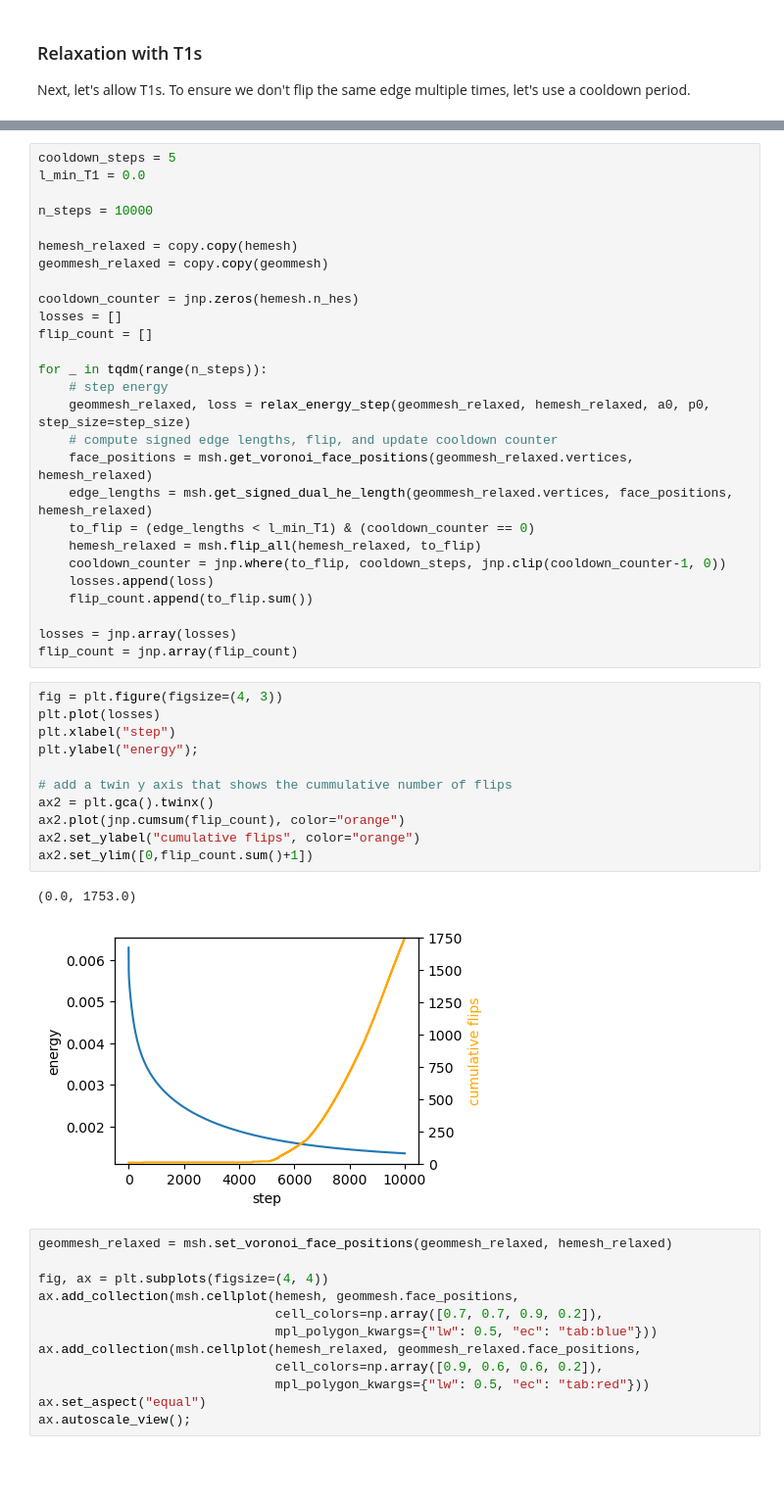
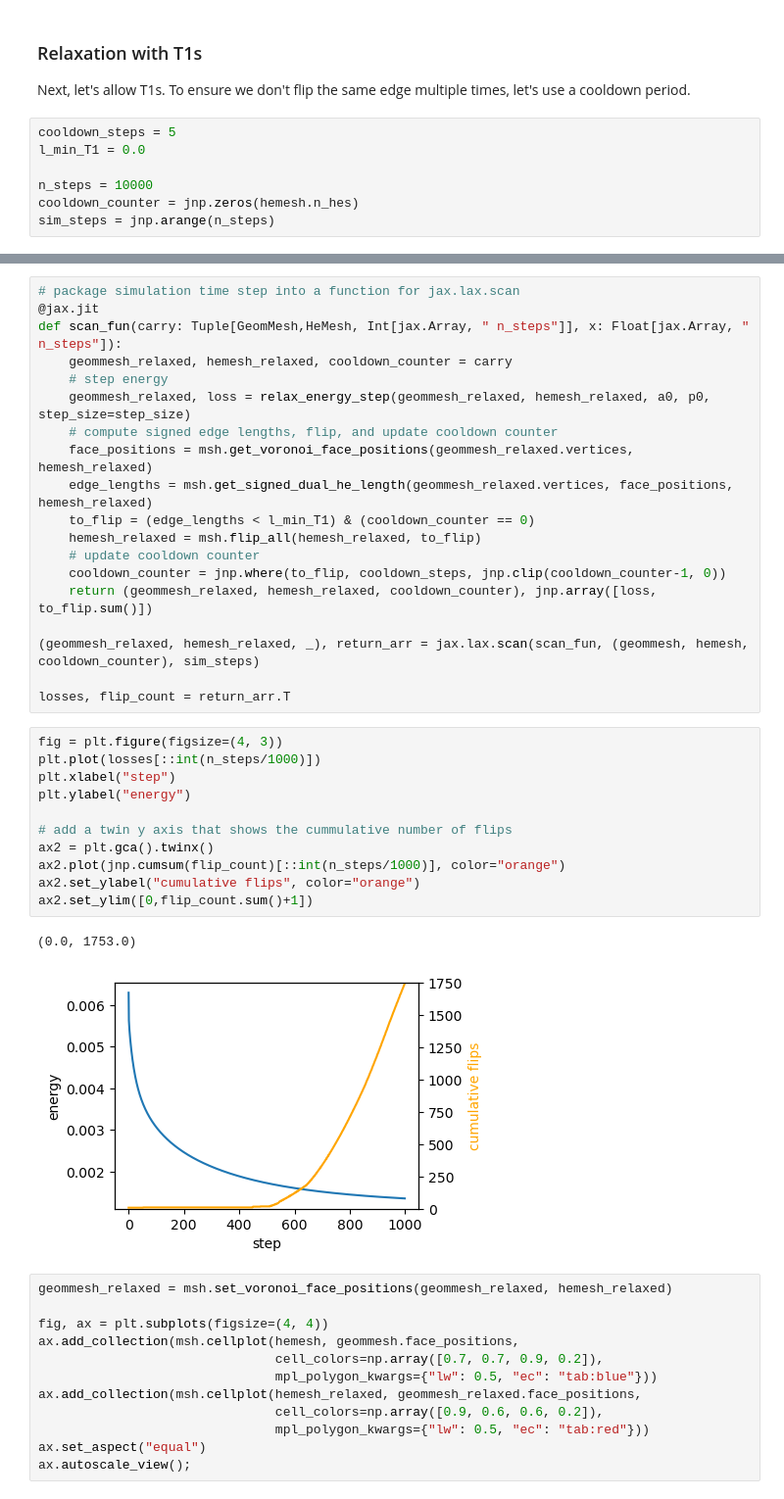
Before and after one commit to nikolas-claussen/triangulax, a Jupyter notebook: nbs/03_area_perimeter_model.ipynb, the cells around one changed output, grey strips where cells are left out. Shown at 98% size. Saved outputs shown, nothing was run; the diff lists cells and outputs as text; blank space fills up the shorter version.

Commit message:
jax scan for simulation loop

```diff
--- a/nbs/03_area_perimeter_model.ipynb
+++ b/nbs/03_area_perimeter_model.ipynb
@@ -190,3 +190,10 @@ jnp.abs(areas_relaxed - a0)[hemesh.is_bdry].mean(), jnp.abs(perim_relaxed - p0)[
 ### Relaxation with T1s
 
 Next, let's allow T1s. To ensure we don't flip the same edge multiple times, let's use a cooldown period.
+# %%
+cooldown_steps = 5
+l_min_T1 = 0.0
+
+n_steps = 10000
+cooldown_counter = jnp.zeros(hemesh.n_hes)
+sim_steps = jnp.arange(n_steps)
@@ -193,17 +221,8 @@ Next, let's allow T1s. To ensure we don't flip the same edge multiple times, let
 # %%
-cooldown_steps = 5
-l_min_T1 = 0.0
-
-n_steps = 10000
-
-hemesh_relaxed = copy.copy(hemesh)
-geommesh_relaxed = copy.copy(geommesh)
-
-cooldown_counter = jnp.zeros(hemesh.n_hes)
-losses = []
-flip_count = []
-
-for _ in tqdm(range(n_steps)):
+# package simulation time step into a function for jax.lax.scan
+@jax.jit
+def scan_fun(carry: Tuple[GeomMesh,HeMesh, Int[jax.Array, " n_steps"]], x: Float[jax.Array, " n_steps"]):
+    geommesh_relaxed, hemesh_relaxed, cooldown_counter = carry
     # step energy
     geommesh_relaxed, loss = relax_energy_step(geommesh_relaxed, hemesh_relaxed, a0, p0, step_size=step_size)
     # compute signed edge lengths, flip, and update cooldown counter
@@ -211,26 +230,27 @@ for _ in tqdm(range(n_steps)):
     edge_lengths = msh.get_signed_dual_he_length(geommesh_relaxed.vertices, face_positions, hemesh_relaxed)
     to_flip = (edge_lengths < l_min_T1) & (cooldown_counter == 0)
     hemesh_relaxed = msh.flip_all(hemesh_relaxed, to_flip)
+    # update cooldown counter
     cooldown_counter = jnp.where(to_flip, cooldown_steps, jnp.clip(cooldown_counter-1, 0))
-    losses.append(loss)
-    flip_count.append(to_flip.sum())
+    return (geommesh_relaxed, hemesh_relaxed, cooldown_counter), jnp.array([loss, to_flip.sum()])
 
-losses = jnp.array(losses)
-flip_count = jnp.array(flip_count)
+(geommesh_relaxed, hemesh_relaxed, _), return_arr = jax.lax.scan(scan_fun, (geommesh, hemesh, cooldown_counter), sim_steps)
+
+losses, flip_count = return_arr.T
 # %%
 fig = plt.figure(figsize=(4, 3))
-plt.plot(losses)
+plt.plot(losses[::int(n_steps/1000)])
 plt.xlabel("step")
-plt.ylabel("energy");
+plt.ylabel("energy")
 
 # add a twin y axis that shows the cummulative number of flips
 ax2 = plt.gca().twinx()
-ax2.plot(jnp.cumsum(flip_count), color="orange")
+ax2.plot(jnp.cumsum(flip_count)[::int(n_steps/1000)], color="orange")
 ax2.set_ylabel("cumulative flips", color="orange")
 ax2.set_ylim([0,flip_count.sum()+1])
 # %% [output]
 (0.0, 1753.0)
-[figure, old version]
+[figure, new version]
 # %%
 geommesh_relaxed = msh.set_voronoi_face_positions(geommesh_relaxed, hemesh_relaxed)
 
```
Also changed, not shown: parts of 4 cells of this notebook, 31 other files.
